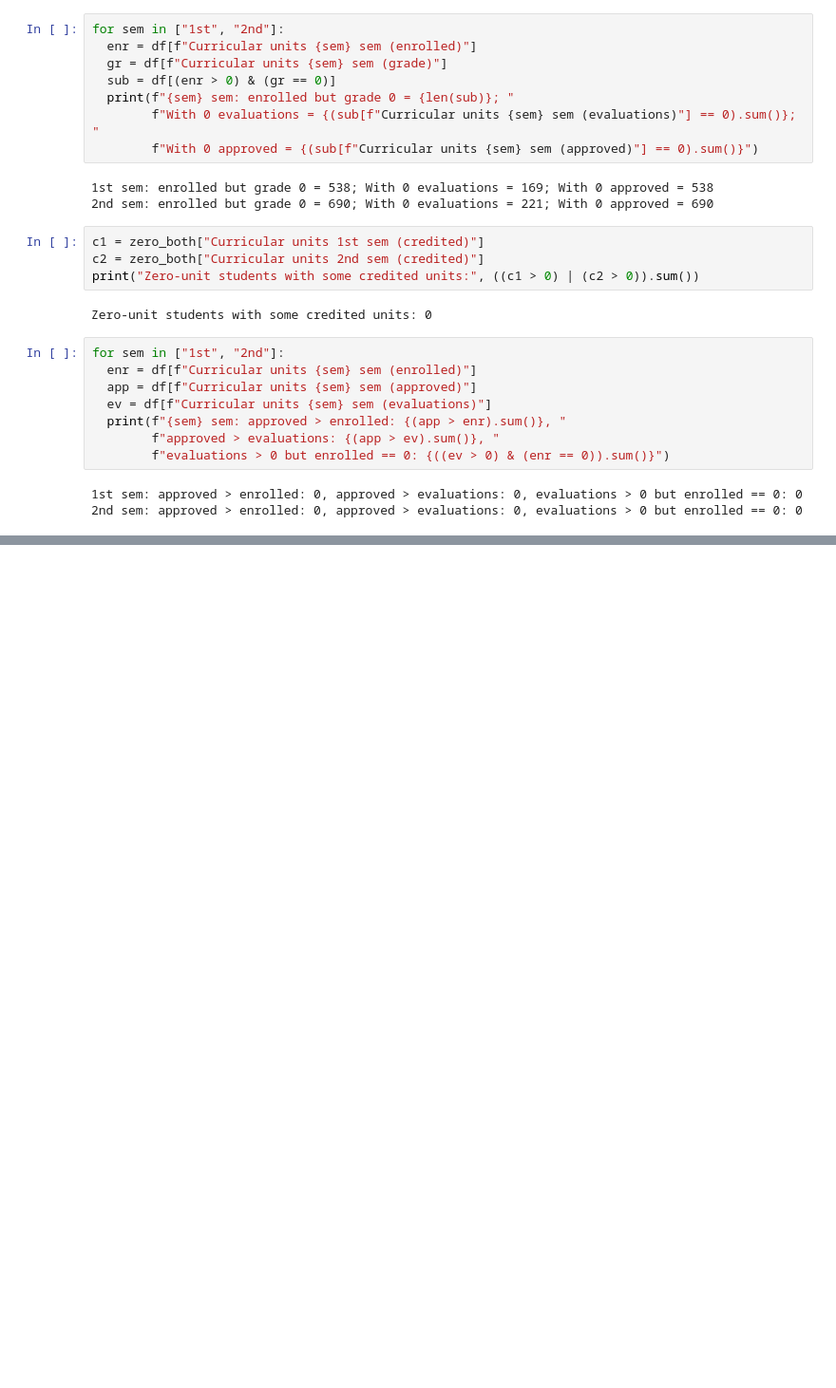
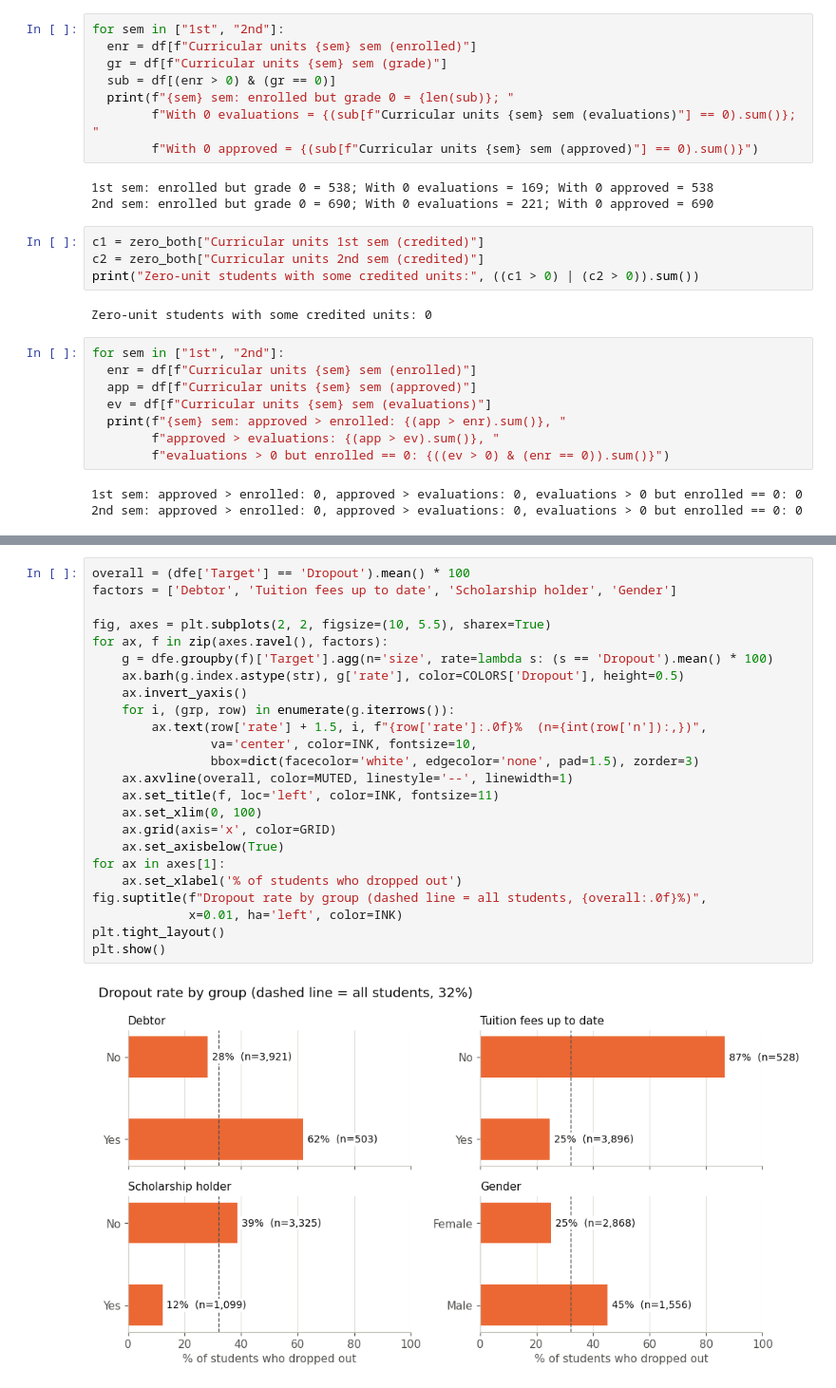
Before and after one commit to madeeha-noor/Student-Success-Early-Warning, a Jupyter notebook: notebooks/02_data_quality_eda.ipynb, the cells around one changed output, grey strips where cells are left out. Shown at 95% size. Saved outputs shown, nothing was run; the diff lists cells and outputs as text; blank space fills up the shorter version.

```diff
--- a/notebooks/02_data_quality_eda.ipynb
+++ b/notebooks/02_data_quality_eda.ipynb
@@ -116,0 +259,26 @@ for sem in ["1st", "2nd"]:
+# %%
+overall = (dfe['Target'] == 'Dropout').mean() * 100
+factors = ['Debtor', 'Tuition fees up to date', 'Scholarship holder', 'Gender']
+
+fig, axes = plt.subplots(2, 2, figsize=(10, 5.5), sharex=True)
+for ax, f in zip(axes.ravel(), factors):
+    g = dfe.groupby(f)['Target'].agg(n='size', rate=lambda s: (s == 'Dropout').mean() * 100)
+    ax.barh(g.index.astype(str), g['rate'], color=COLORS['Dropout'], height=0.5)
+    ax.invert_yaxis()
+    for i, (grp, row) in enumerate(g.iterrows()):
+        ax.text(row['rate'] + 1.5, i, f"{row['rate']:.0f}%  (n={int(row['n']):,})",
+                va='center', color=INK, fontsize=10,
+                bbox=dict(facecolor='white', edgecolor='none', pad=1.5), zorder=3)
+    ax.axvline(overall, color=MUTED, linestyle='--', linewidth=1)
+    ax.set_title(f, loc='left', color=INK, fontsize=11)
+    ax.set_xlim(0, 100)
+    ax.grid(axis='x', color=GRID)
+    ax.set_axisbelow(True)
+for ax in axes[1]:
+    ax.set_xlabel('% of students who dropped out')
+fig.suptitle(f"Dropout rate by group (dashed line = all students, {overall:.0f}%)",
+             x=0.01, ha='left', color=INK)
+plt.tight_layout()
+plt.show()
+# %% [output]
+[figure, added]
```
Also changed, not shown: parts of 16 cells of this notebook.
